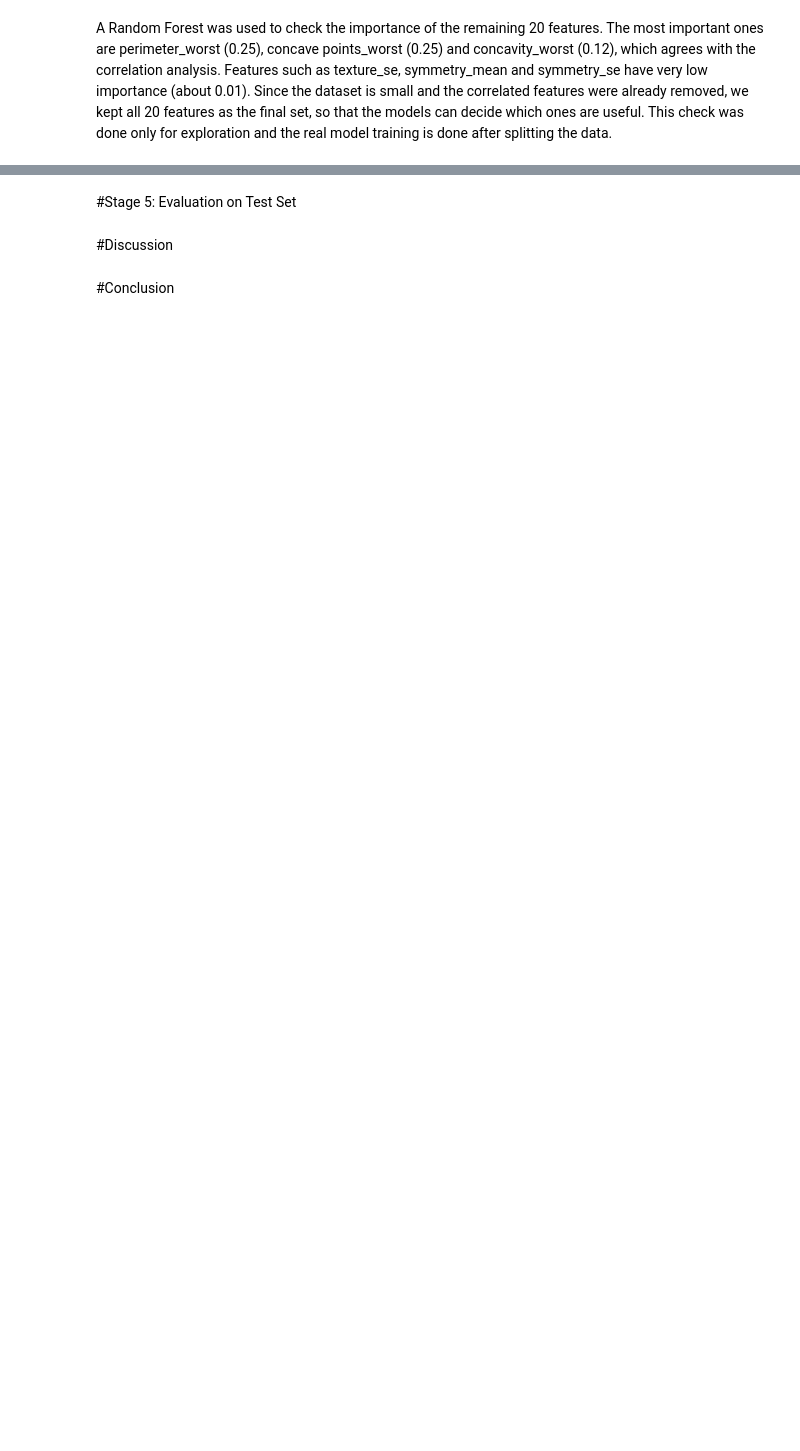
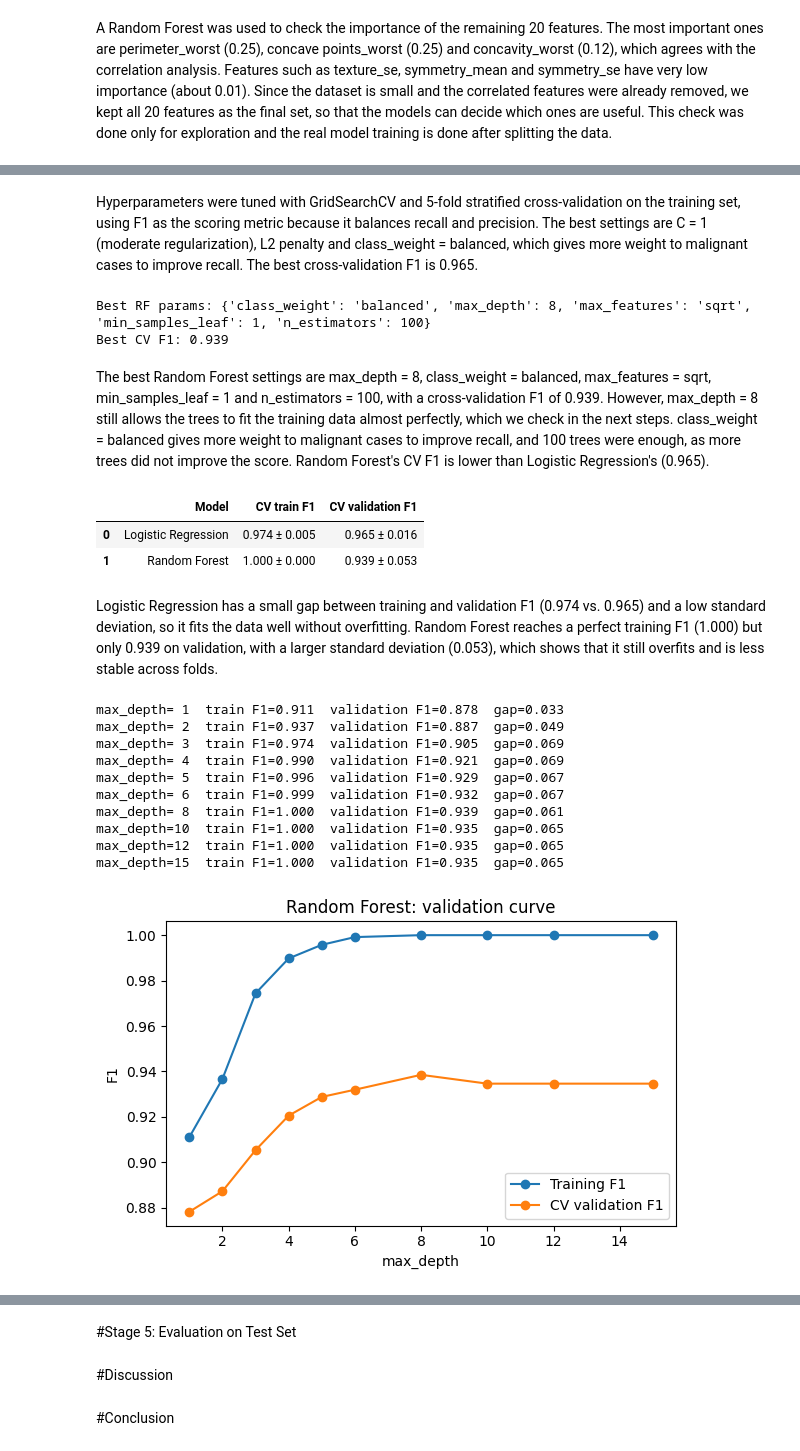
Before and after one commit to roaaats-maker/Breast-Cancer-ML, a Jupyter notebook: breast_cancer_ML.ipynb, the cells around one changed output, grey strips where cells are left out. Cells and saved outputs as stored; diff of their text form; code cells hidden in the pictures; blank space fills up the shorter version.

```diff
--- a/breast_cancer_ML.ipynb
+++ b/breast_cancer_ML.ipynb
@@ -259,0 +249,61 @@ df_selected.to_csv("data_clean.csv", index=False)
+# %% [markdown]
+Hyperparameters were tuned with GridSearchCV and 5-fold stratified cross-validation on the training set, using F1 as the scoring metric because it balances recall and precision. The best settings are C = 1 (moderate regularization), L2 penalty and class_weight = balanced, which gives more weight to malignant cases to improve recall. The best cross-validation F1 is 0.965.
+# %%
+rf_grid = {
+    'n_estimators': [100, 300, 500],
+    'max_depth': [None, 4, 6, 8],
+    'min_samples_leaf': [1, 2, 4],
+    'max_features': ['sqrt', 'log2'],
+    'class_weight': [None, 'balanced'],
+}
+rf_search = GridSearchCV(RandomForestClassifier(random_state=RANDOM_STATE),
+                         rf_grid, cv=cv, scoring='f1', return_train_score=True, n_jobs=-1)
+rf_search.fit(X_train, y_train)
+print('Best RF params:', rf_search.best_params_)
+print('Best CV F1: %.3f' % rf_search.best_score_)
+# %% [output]
+Best RF params: {'class_weight': 'balanced', 'max_depth': 8, 'max_features': 'sqrt', 'min_samples_leaf': 1, 'n_estimators': 100}
+Best CV F1: 0.939
+# %% [markdown]
+The best Random Forest settings are max_depth = 8, class_weight = balanced, max_features = sqrt, min_samples_leaf = 1 and n_estimators = 100, with a cross-validation F1 of 0.939. However, max_depth = 8 still allows the trees to fit the training data almost perfectly, which we check in the next steps. class_weight = balanced gives more weight to malignant cases to improve recall, and 100 trees were enough, as more trees did not improve the score. Random Forest's CV F1 is lower than Logistic Regression's (0.965).
+# %%
+def cv_row(name, search):
+    r = search.cv_results_; i = search.best_index_
+    return {'Model': name,
+            'CV train F1': f"{r['mean_train_score'][i]:.3f} ± {r['std_train_score'][i]:.3f}",
+            'CV validation F1': f"{r['mean_test_score'][i]:.3f} ± {r['std_test_score'][i]:.3f}"}
+pd.DataFrame([cv_row('Logistic Regression', lr_search), cv_row('Random Forest', rf_search)])
+# %% [output]
+|  | Model | CV train F1 | CV validation F1 |
+| 0 | Logistic Regression | 0.974 ± 0.005 | 0.965 ± 0.016 |
+| 1 | Random Forest | 1.000 ± 0.000 | 0.939 ± 0.053 |
+# %% [markdown]
+Logistic Regression has a small gap between training and validation F1 (0.974 vs. 0.965) and a low standard deviation, so it fits the data well without overfitting. Random Forest reaches a perfect training F1 (1.000) but only 0.939 on validation, with a larger standard deviation (0.053), which shows that it still overfits and is less stable across folds.
+# %%
+from sklearn.model_selection import validation_curve
+
+depth_range = [1, 2, 3, 4, 5, 6, 8, 10, 12, 15]
+rf_tmp = RandomForestClassifier(random_state=RANDOM_STATE,
+            **{k: v for k, v in rf_search.best_params_.items() if k != 'max_depth'})
+tr, va = validation_curve(rf_tmp, X_train, y_train, param_name='max_depth',
+                          param_range=depth_range, cv=cv, scoring='f1', n_jobs=-1)
+for d, t, v in zip(depth_range, tr.mean(1), va.mean(1)):
+    print(f'max_depth={d:2d}  train F1={t:.3f}  validation F1={v:.3f}  gap={t-v:.3f}')
+
+plt.figure(figsize=(6, 4))
+plt.plot(depth_range, tr.mean(1), 'o-', label='Training F1')
+plt.plot(depth_range, va.mean(1), 'o-', label='CV validation F1')
+plt.xlabel('max_depth'); plt.ylabel('F1'); plt.title('Random Forest: validation curve')
+plt.legend(); plt.tight_layout(); plt.savefig('fig_rf_validation_curve.png', dpi=150); plt.show()
+# %% [output]
+max_depth= 1  train F1=0.911  validation F1=0.878  gap=0.033
+max_depth= 2  train F1=0.937  validation F1=0.887  gap=0.049
+max_depth= 3  train F1=0.974  validation F1=0.905  gap=0.069
+max_depth= 4  train F1=0.990  validation F1=0.921  gap=0.069
+max_depth= 5  train F1=0.996  validation F1=0.929  gap=0.067
+max_depth= 6  train F1=0.999  validation F1=0.932  gap=0.067
+max_depth= 8  train F1=1.000  validation F1=0.939  gap=0.061
+max_depth=10  train F1=1.000  validation F1=0.935  gap=0.065
+max_depth=12  train F1=1.000  validation F1=0.935  gap=0.065
+max_depth=15  train F1=1.000  validation F1=0.935  gap=0.065
+[figure, added]
```
Also changed, not shown: parts of 39 cells of this notebook.
